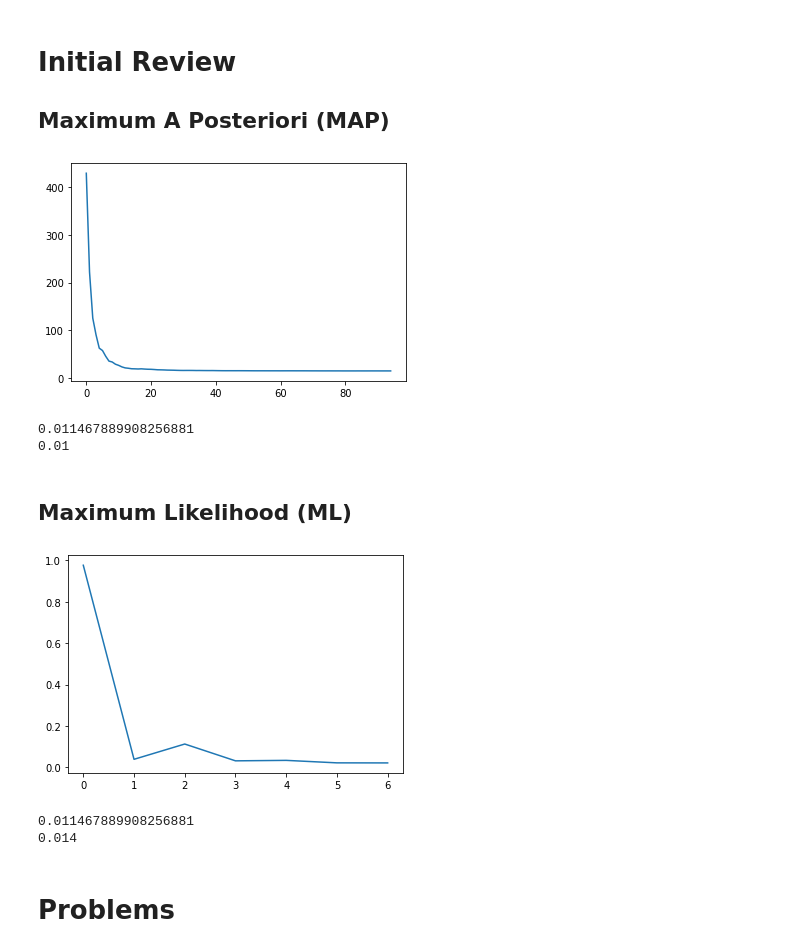
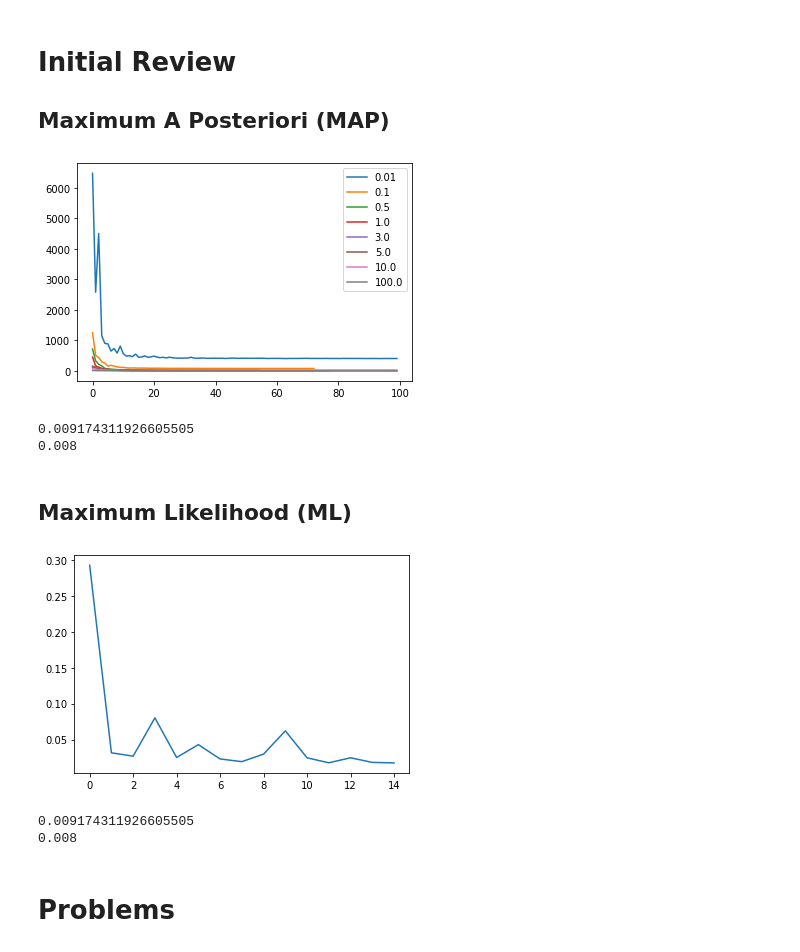
Before and after one commit to sievertsm/ML_CS6350, a Jupyter notebook: LogisticRegression/logistic_regression_notebook.ipynb, the cells around one changed output. Cells and saved outputs as stored; diff of their text form; code cells hidden in the pictures.

```diff
--- a/LogisticRegression/logistic_regression_notebook.ipynb
+++ b/LogisticRegression/logistic_regression_notebook.ipynb
@@ -15,28 +15,34 @@ X_test, y_test = read_bank_note(test=True)
 # Initial Review
 ## Maximum A Posteriori (MAP)
 # %%
-model = LogisticRegression(version='map', sigma=1, gamma0=1e-3, d=1e-3)
-model.fit(X_train, y_train)
-plt.plot(model.loss)
+variance = np.array([0.01, 0.1, 0.5, 1, 3, 5, 10, 100])
+
+for v in variance:
+    sigma = np.sqrt(v)
+    model = LogisticRegression(version='map', sigma=sigma, gamma0=1e-3, d=1e-3, tol=1e-3)
+    model.fit(X_train, y_train)
+    plt.plot(model.loss, label=v)
+plt.legend()
 plt.show()
 
 
 y_pred = model.predict(X_train)
 err_train = get_error(y_train, y_pred)
 
 y_pred = model.predict(X_test)
 err_test = get_error(y_test, y_pred)
 
 print(err_train)
 print(err_test)
 # %% [output]
-[figure, old version]
+[figure, new version]
-0.011467889908256881
-0.01
+0.009174311926605505
+0.008
 # %% [markdown]
 ## Maximum Likelihood (ML)
 # %%
-model = LogisticRegression(version='ml', sigma=1, gamma0=4e-4, d=2e-4)
+# model = LogisticRegression(version='ml', sigma=1, gamma0=4e-4, d=2e-4)
+model = LogisticRegression(version='ml', sigma=1, gamma0=3e-4, d=5e-4, tol=1e-3)
 model.fit(X_train, y_train)
 plt.plot(model.loss)
 plt.show()
@@ -51,9 +57,9 @@ err_test = get_error(y_test, y_pred)
 print(err_train)
 print(err_test)
 # %% [output]
-[figure, old version]
+[figure, new version]
-0.011467889908256881
-0.014
+0.009174311926605505
+0.008
 # %% [markdown]
 # Problems
 # %%
```
Also changed, not shown: parts of 6 cells of this notebook, 1 other file.
